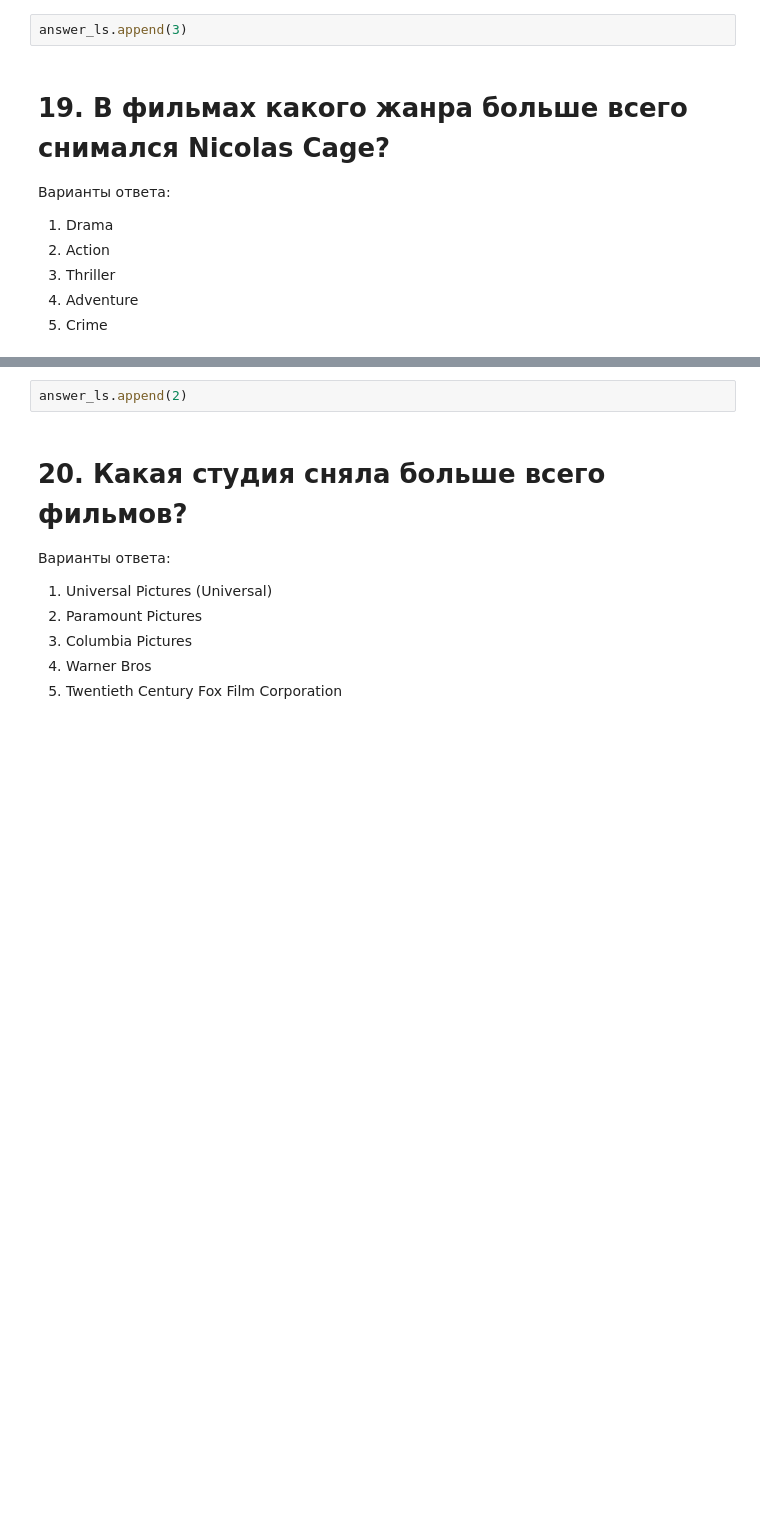
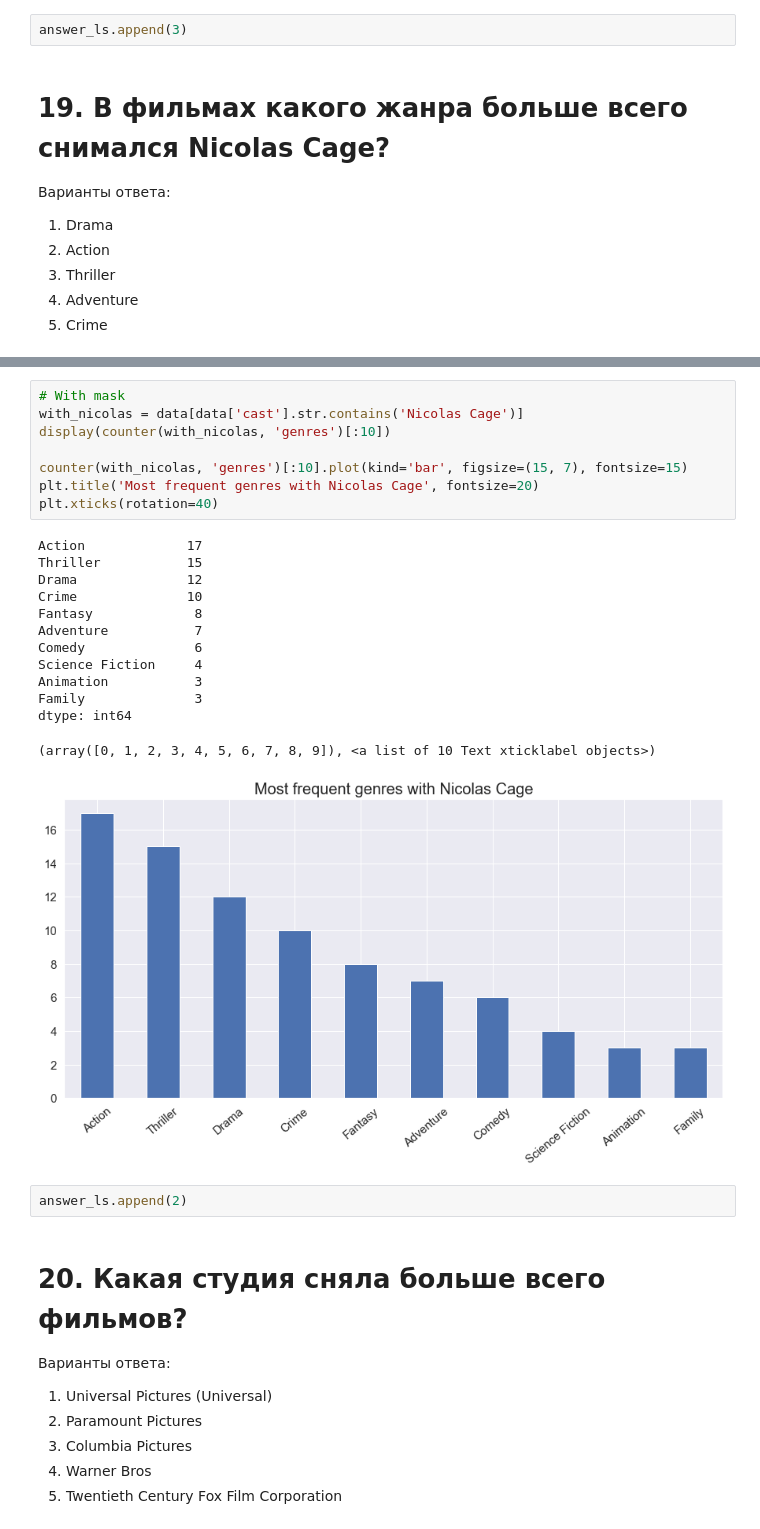
Before and after one commit to LawrenceGrigoryan/skillfactory_rds, a Jupyter notebook: module_1/Project_1. Who wants to become a millionaire.ipynb, the cells around one changed output, grey strips where cells are left out. Saved outputs shown, nothing was run; the diff lists cells and outputs as text; blank space fills up the shorter version.

```diff
--- a/module_1/Project_1. Who wants to become a millionaire.ipynb
+++ b/module_1/Project_1. Who wants to become a millionaire.ipynb
@@ -672,3 +698,25 @@ data[data['cast'].map(lambda x: True if 'Nicolas Cage' in x else False)]
+# %%
+# With mask
+with_nicolas = data[data['cast'].str.contains('Nicolas Cage')]
+display(counter(with_nicolas, 'genres')[:10])
+
+counter(with_nicolas, 'genres')[:10].plot(kind='bar', figsize=(15, 7), fontsize=15)
+plt.title('Most frequent genres with Nicolas Cage', fontsize=20)
+plt.xticks(rotation=40)
+# %% [output]
+Action             17
+Thriller           15
+Drama              12
+Crime              10
+Fantasy             8
+Adventure           7
+Comedy              6
+Science Fiction     4
+Animation           3
+Family              3
+dtype: int64
+(array([0, 1, 2, 3, 4, 5, 6, 7, 8, 9]), <a list of 10 Text xticklabel objects>)
+[figure, added]
 # %%
 answer_ls.append(2)
 # %% [markdown]
```
Also changed, not shown: parts of 51 cells of this notebook.
